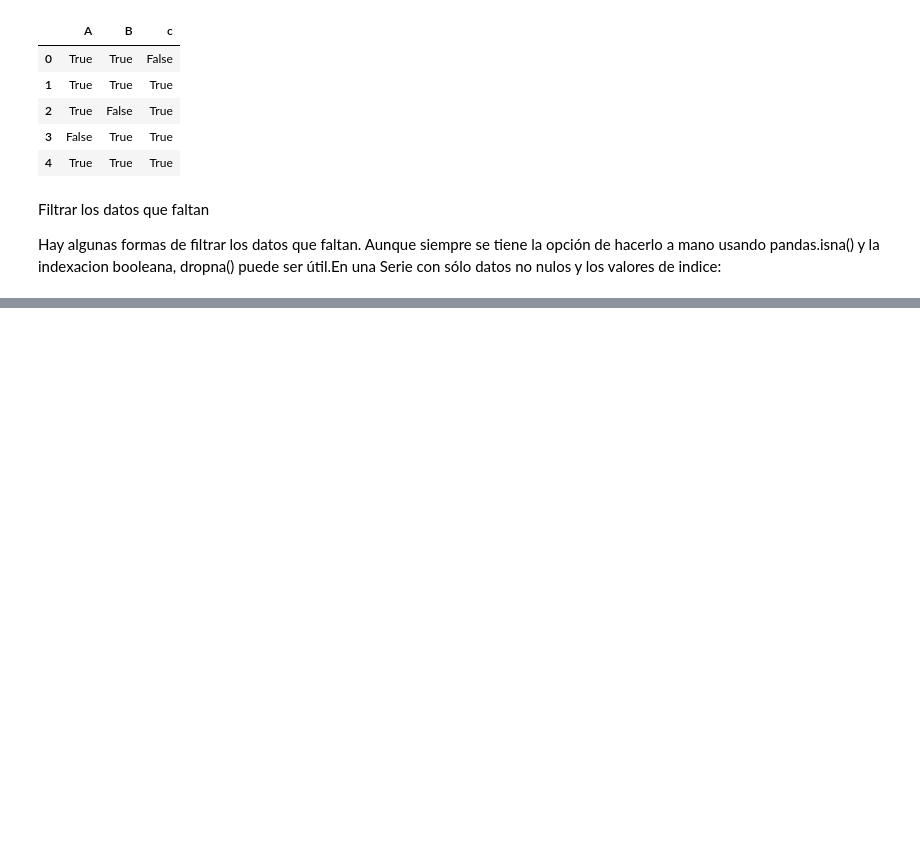
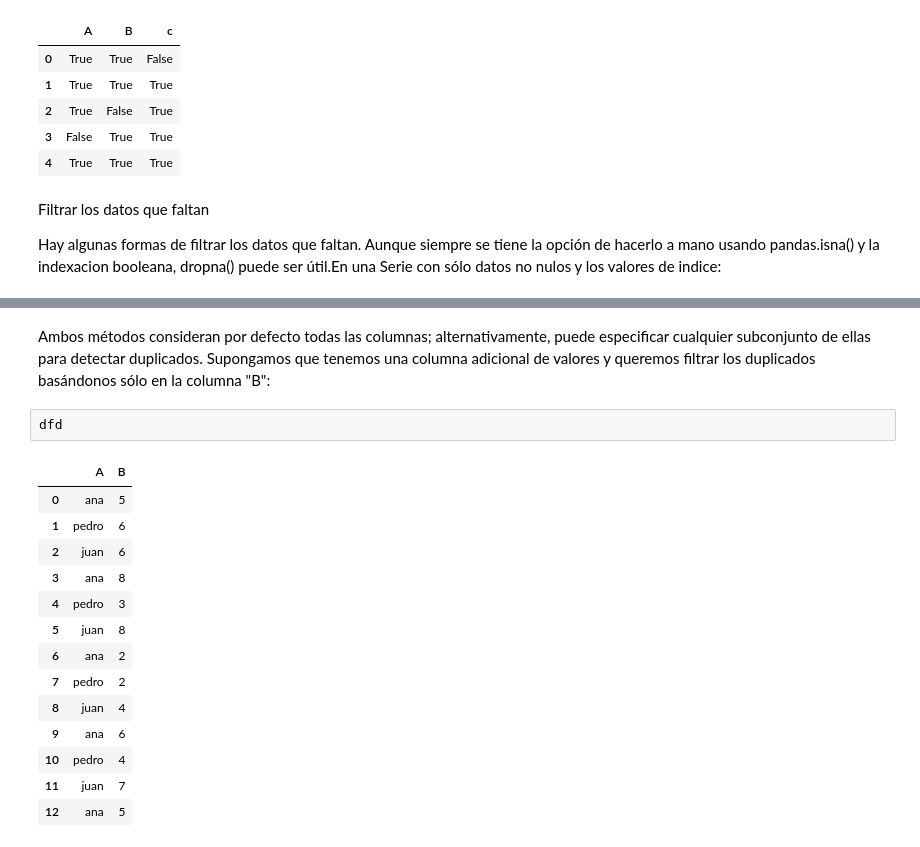
Before and after one commit to Nana8310/Curso_Pandas, a Jupyter notebook: Notebook/Prácticas/Práctica-41_Varios/Clase-72_EjemplosPropios/Data_Cleaning1.ipynb, the cells around one changed output, grey strips where cells are left out. Cells and saved outputs as stored; diff of their text form; blank space fills up the shorter version.

```diff
--- a/Notebook/Prácticas/Práctica-41_Varios/Clase-72_EjemplosPropios/Data_Cleaning1.ipynb
+++ b/Notebook/Prácticas/Práctica-41_Varios/Clase-72_EjemplosPropios/Data_Cleaning1.ipynb
@@ -144,0 +466,19 @@ data1 = pd.Series([np.nan, 4, 5.6, 8, np.nan])
+# %% [markdown]
+Ambos métodos consideran por defecto todas las columnas; alternativamente, puede especificar cualquier subconjunto de ellas para detectar duplicados. Supongamos que tenemos una columna adicional de valores y queremos filtrar los duplicados basándonos sólo en la columna "B":
+# %%
+dfd
+# %% [output]
+|  | A | B |
+| 0 | ana | 5 |
+| 1 | pedro | 6 |
+| 2 | juan | 6 |
+| 3 | ana | 8 |
+| 4 | pedro | 3 |
+| 5 | juan | 8 |
+| 6 | ana | 2 |
+| 7 | pedro | 2 |
+| 8 | juan | 4 |
+| 9 | ana | 6 |
+| 10 | pedro | 4 |
+| 11 | juan | 7 |
+| 12 | ana | 5 |
```
Also changed, not shown: parts of 100 cells of this notebook, 3 other files.
